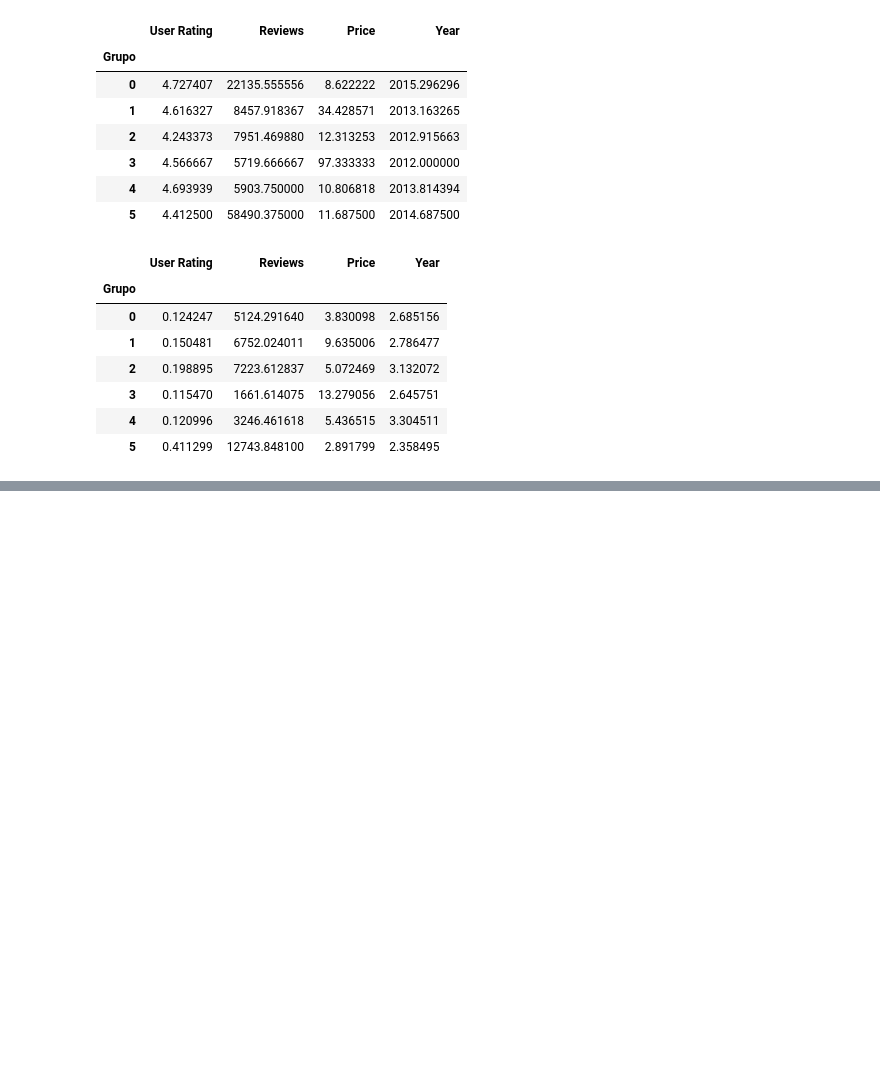
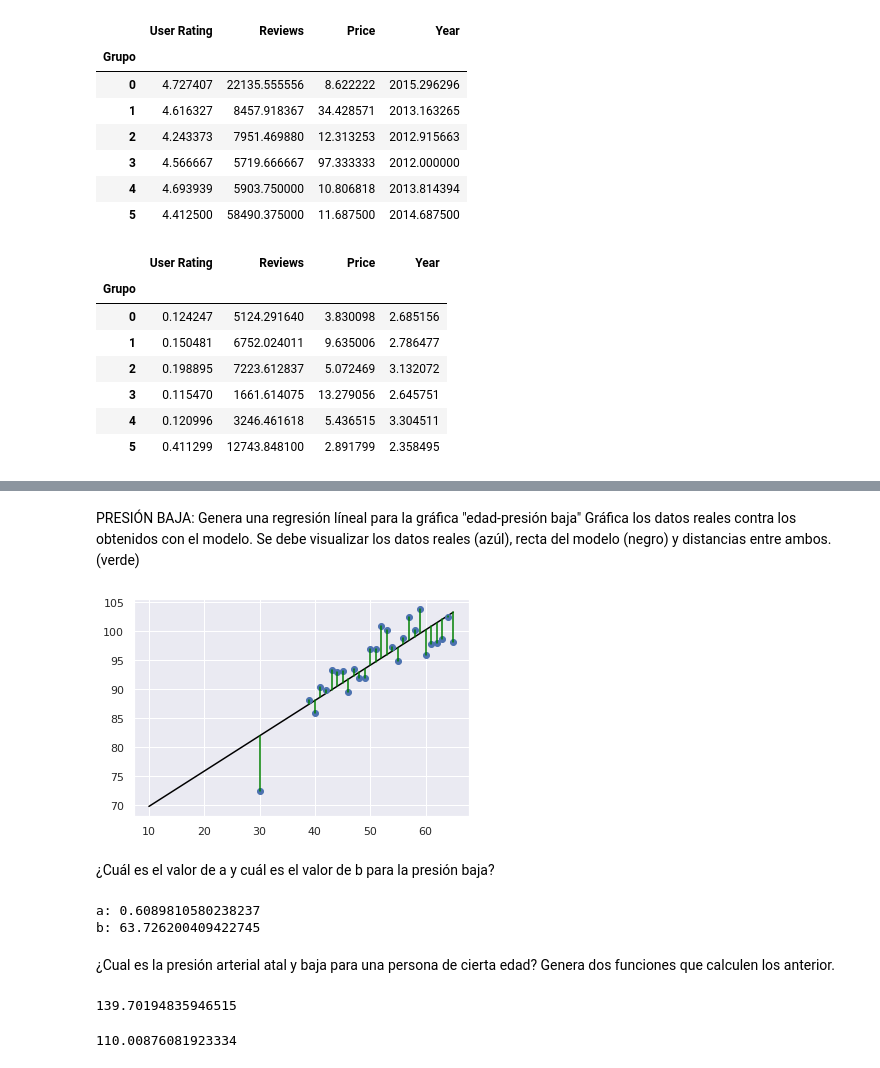
Before and after one commit to karencl/SemanaTec, a Jupyter notebook: Repo_SemanaTec.ipynb, the cells around one changed output, grey strips where cells are left out. Cells and saved outputs as stored; diff of their text form; code cells hidden in the pictures; blank space fills up the shorter version.

```diff
--- a/Repo_SemanaTec.ipynb
+++ b/Repo_SemanaTec.ipynb
@@ -697,0 +766,46 @@ df_bwc.groupby('Grupo').std()
+# %% [markdown]
+PRESIÓN BAJA:
+Genera una regresión líneal para la gráfica "edad-presión baja"
+Gráfica los datos reales contra los obtenidos con el modelo. Se debe visualizar los datos reales (azúl), recta del modelo (negro) y distancias entre ambos. (verde)
+# %%
+model_lo = LinearRegression(fit_intercept=True)
+
+model_lo.fit(df_p['Age'][:, np.newaxis], df_p['Average of ap_lo'])
+
+xfit = np.linspace(65, 10, 1000)
+yfit = model_lo.predict(xfit[:, np.newaxis])
+
+plot_a_aplo
+plt.plot(xfit, yfit, color="black");
+plt.plot(df_p['Age'], df_p['Average of ap_lo'], 'o')
+plt.plot(np.vstack([df_p['Age'],df_p['Age']]), np.vstack([df_p['Average of ap_lo'], model_lo.predict(df_p['Age'][:, np.newaxis])]), color="green");
+# %% [output]
+[figure, added]
+# %% [markdown]
+¿Cuál es el valor de a y cuál es el valor de b para la presión baja?
+# %%
+a_lo = model_lo.coef_[0]
+b_lo = model_lo.intercept_
+print("a:", a_lo)
+print("b:", b_lo)
+# %% [output]
+a: 0.6089810580238237
+b: 63.726200409422745
+# %% [markdown]
+¿Cual es la presión arterial atal y baja para una persona de cierta edad? Genera dos funciones que calculen los anterior.
+# %%
+def pressure_high(age):
+  return (a_hi*age) + b_hi
+
+query_age= 76
+pressure_high(query_age)
+# %% [output]
+139.70194835946515
+# %%
+def pressure_low(age):
+  return (a_lo*age) + b_lo
+
+query_age= 76
+pressure_low(query_age)
+# %% [output]
+110.00876081923334
```
Also changed, not shown: parts of 12 cells of this notebook, 1 other file.
